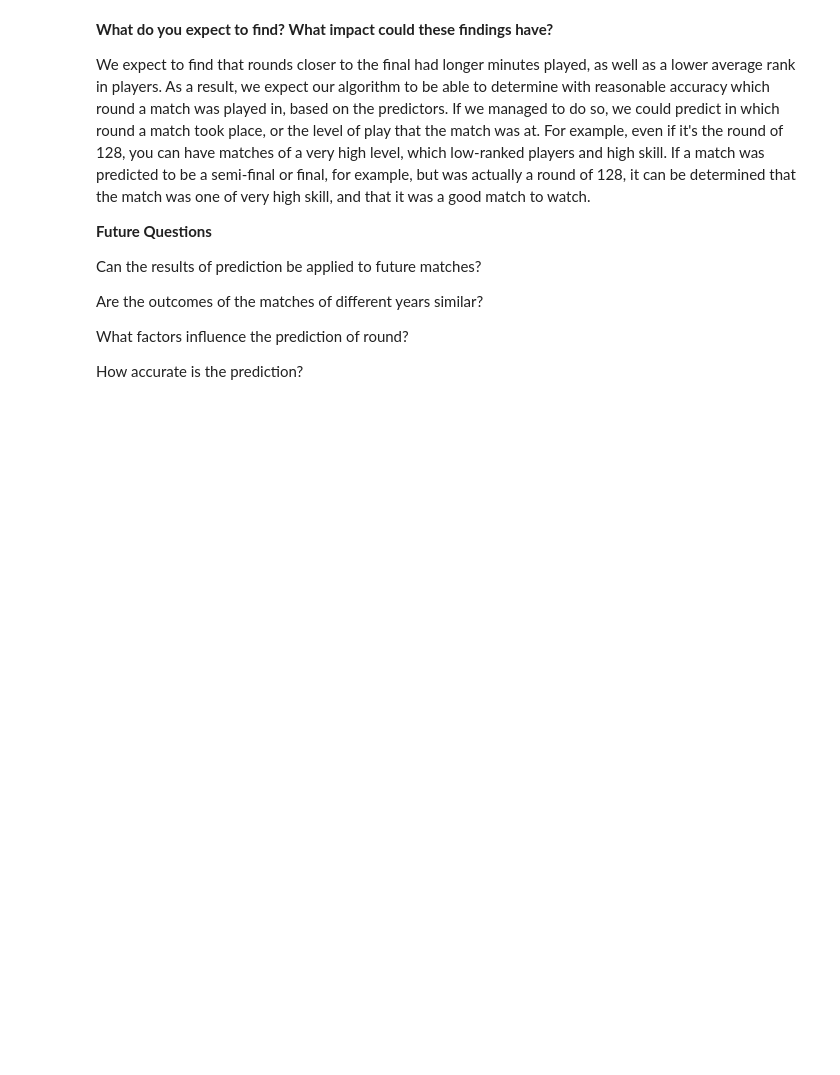
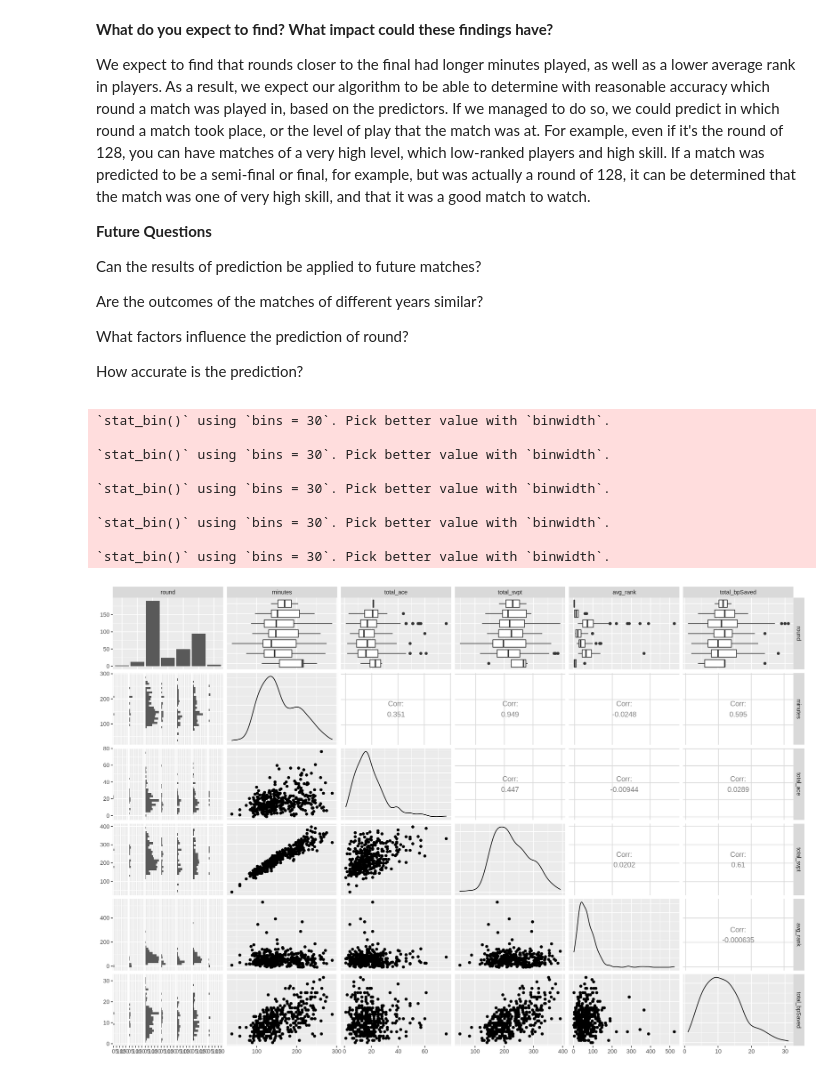
Before and after one commit to brianapavey/Group-Project, a Jupyter notebook: tennis_data_project.ipynb, the cells around one changed output. Cells and saved outputs as stored; diff of their text form; code cells hidden in the pictures; blank space fills up the shorter version.

Commit message:
Added Correlation with ggpairs

```diff
--- a/tennis_data_project.ipynb
+++ b/tennis_data_project.ipynb
@@ -142,3 +138,17 @@ To visualize our results our group will create plots that aim to emphasize the c
 
 **Future Questions**
 <p> Can the results of prediction be applied to future matches? <p> Are the outcomes of the matches of different years similar? <p> What factors influence the prediction of round? <p> How accurate is the prediction?
+# %%
+tennis_pairs <- ggpairs(tennis_comb, columns = 1:6)
+tennis_pairs
+# %% [output]
+`stat_bin()` using `bins = 30`. Pick better value with `binwidth`.
+
+`stat_bin()` using `bins = 30`. Pick better value with `binwidth`.
+
+`stat_bin()` using `bins = 30`. Pick better value with `binwidth`.
+
+`stat_bin()` using `bins = 30`. Pick better value with `binwidth`.
+
+`stat_bin()` using `bins = 30`. Pick better value with `binwidth`.
+[figure, added]
```
Also changed, not shown: parts of 4 cells of this notebook.
